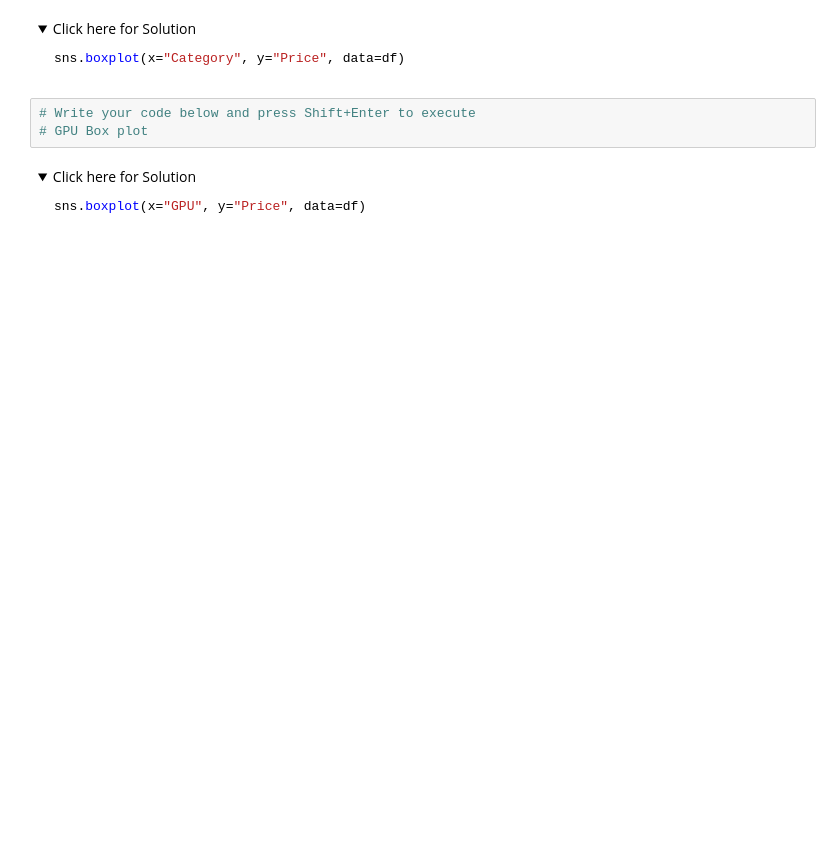
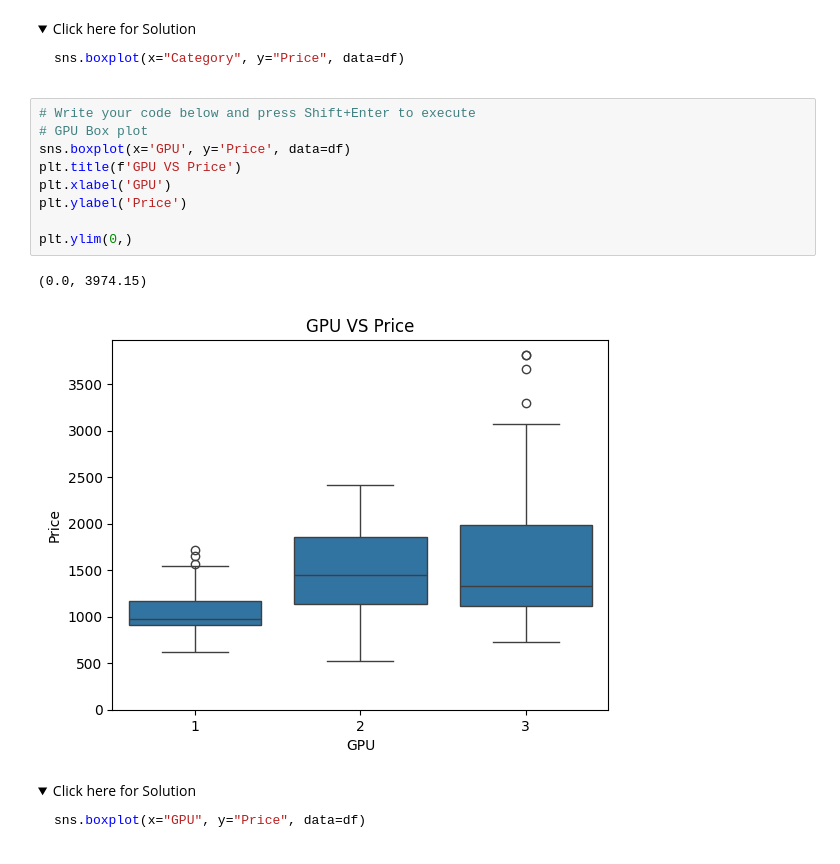
Before and after one commit to YaaseenK/-IBM_Data_Analyst_Full_Course, a Jupyter notebook: 04_Data_Analysis_Python/module3/lab2/Exploratory_data_analysis.jupyterlite.ipynb, the cells around one changed output. Cells and saved outputs as stored; diff of their text form; folded sections open; blank space fills up the shorter version.

```diff
--- a/04_Data_Analysis_Python/module3/lab2/Exploratory_data_analysis.jupyterlite.ipynb
+++ b/04_Data_Analysis_Python/module3/lab2/Exploratory_data_analysis.jupyterlite.ipynb
@@ -233,6 +269,15 @@ sns.boxplot(x="Category", y="Price", data=df)
 # %%
 # Write your code below and press Shift+Enter to execute
 # GPU Box plot
+sns.boxplot(x='GPU', y='Price', data=df)
+plt.title(f'GPU VS Price')
+plt.xlabel('GPU')
+plt.ylabel('Price')
+
+plt.ylim(0,)
+# %% [output]
+(0.0, 3974.15)
+[figure, added]
 # %% [markdown]
 <details>
     <summary>Click here for Solution</summary>
```
Also changed, not shown: parts of 13 cells of this notebook.
